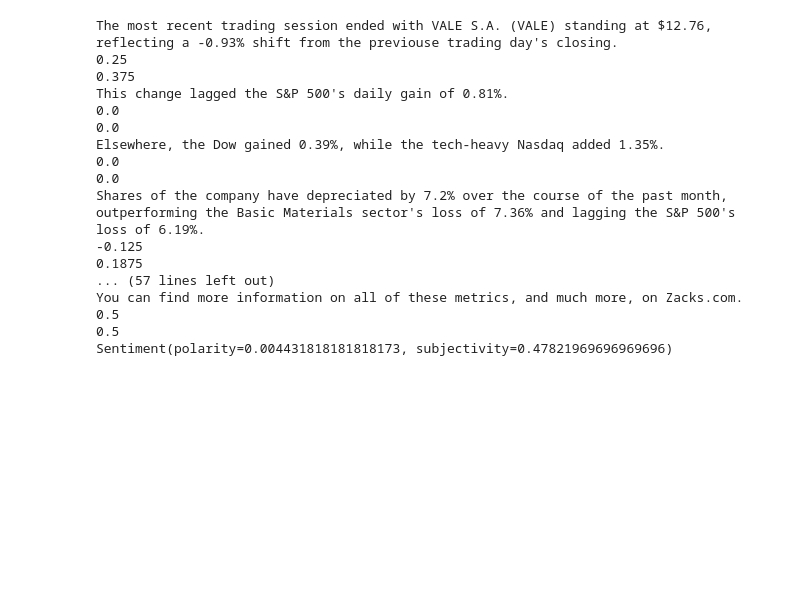
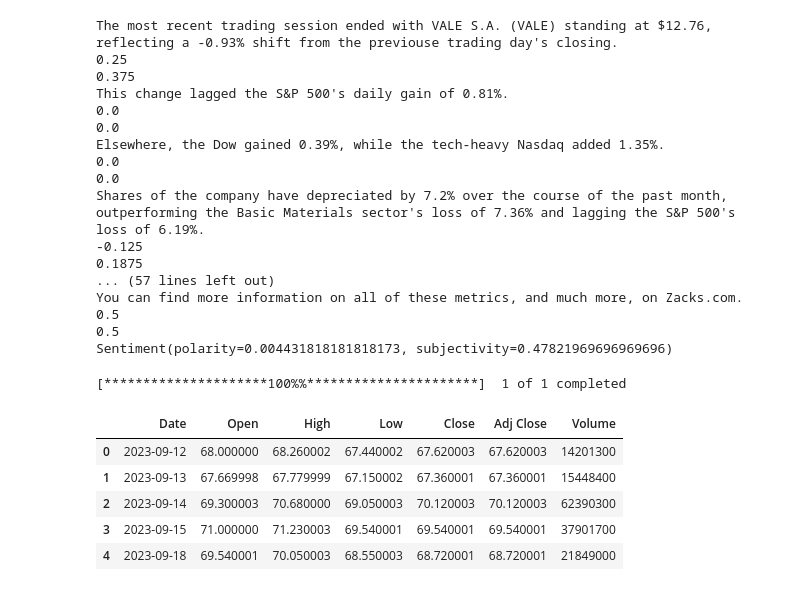
Before and after one commit to sarahanduca/finance-web-scraping, a Jupyter notebook: tests.ipynb, the cells around one changed output. Saved outputs shown, nothing was run; the diff lists cells and outputs as text; code cells hidden in the pictures; blank space fills up the shorter version.

```diff
--- a/tests.ipynb
+++ b/tests.ipynb
@@ -56,3 +56,26 @@ You can find more information on all of these metrics, and much more, on Zacks.c
 0.5
 0.5
 Sentiment(polarity=0.004431818181818173, subjectivity=0.47821969696969696)
+# %%
+import yfinance as yf
+import matplotlib.pyplot as plt
+import seaborn as sns; sns.set()
+
+start_date = df["date"][len(df.index) -1]
+end_date = df["date"][0]
+
+
+vale = yf.download(tickers = "VALE3.SA",
+                  start = start_date,
+                  end = end_date)
+
+vale.reset_index(inplace=True)
+vale.head()
+# %% [output]
+[*********************100%%**********************]  1 of 1 completed
+|  | Date | Open | High | Low | Close | Adj Close | Volume |
+| 0 | 2023-09-12 | 68.000000 | 68.260002 | 67.440002 | 67.620003 | 67.620003 | 14201300 |
+| 1 | 2023-09-13 | 67.669998 | 67.779999 | 67.150002 | 67.360001 | 67.360001 | 15448400 |
+| 2 | 2023-09-14 | 69.300003 | 70.680000 | 69.050003 | 70.120003 | 70.120003 | 62390300 |
+| 3 | 2023-09-15 | 71.000000 | 71.230003 | 69.540001 | 69.540001 | 69.540001 | 37901700 |
+| 4 | 2023-09-18 | 69.540001 | 70.050003 | 68.550003 | 68.720001 | 68.720001 | 21849000 |
```
Also changed, not shown: parts of 1 cell of this notebook, 1 other file.
